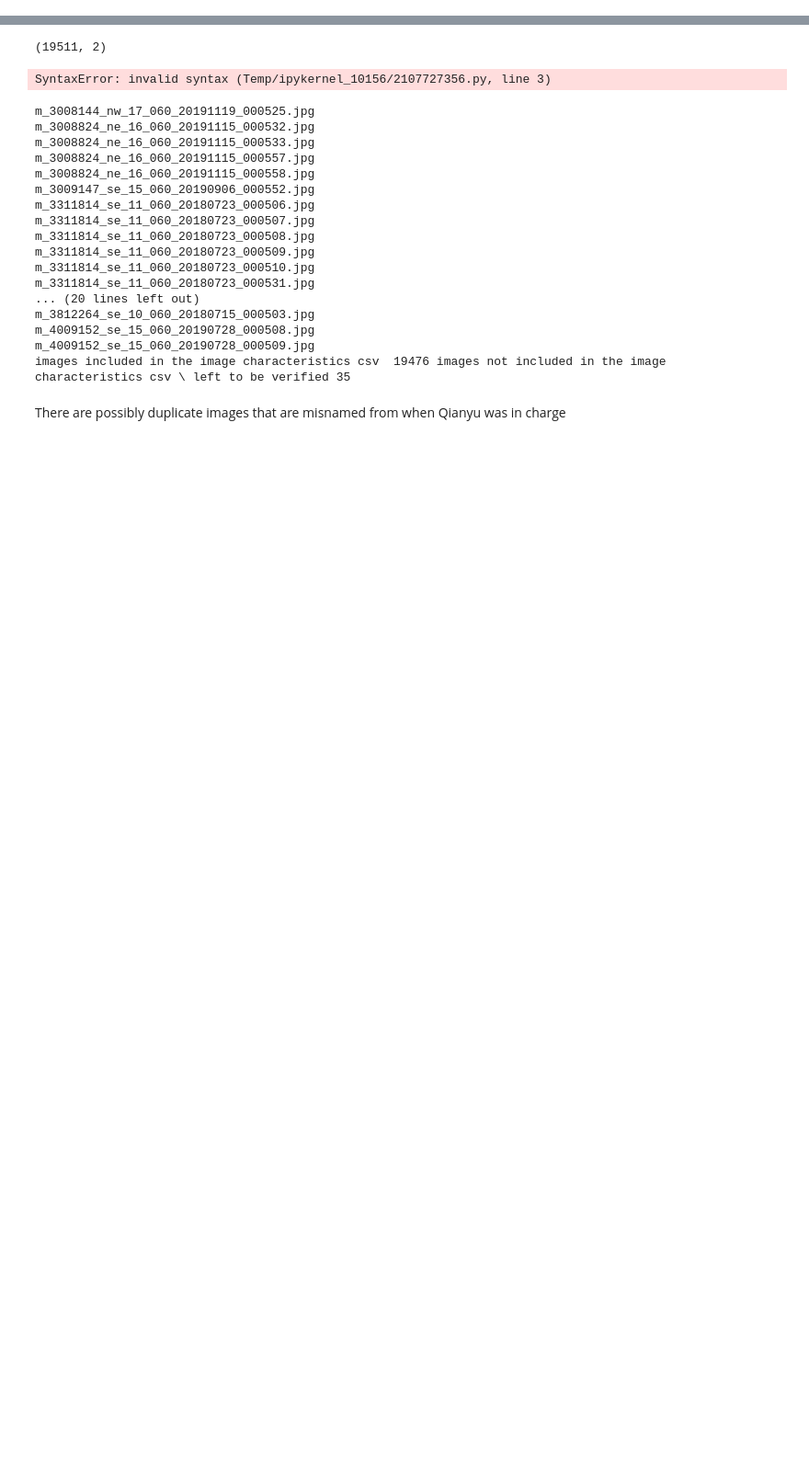
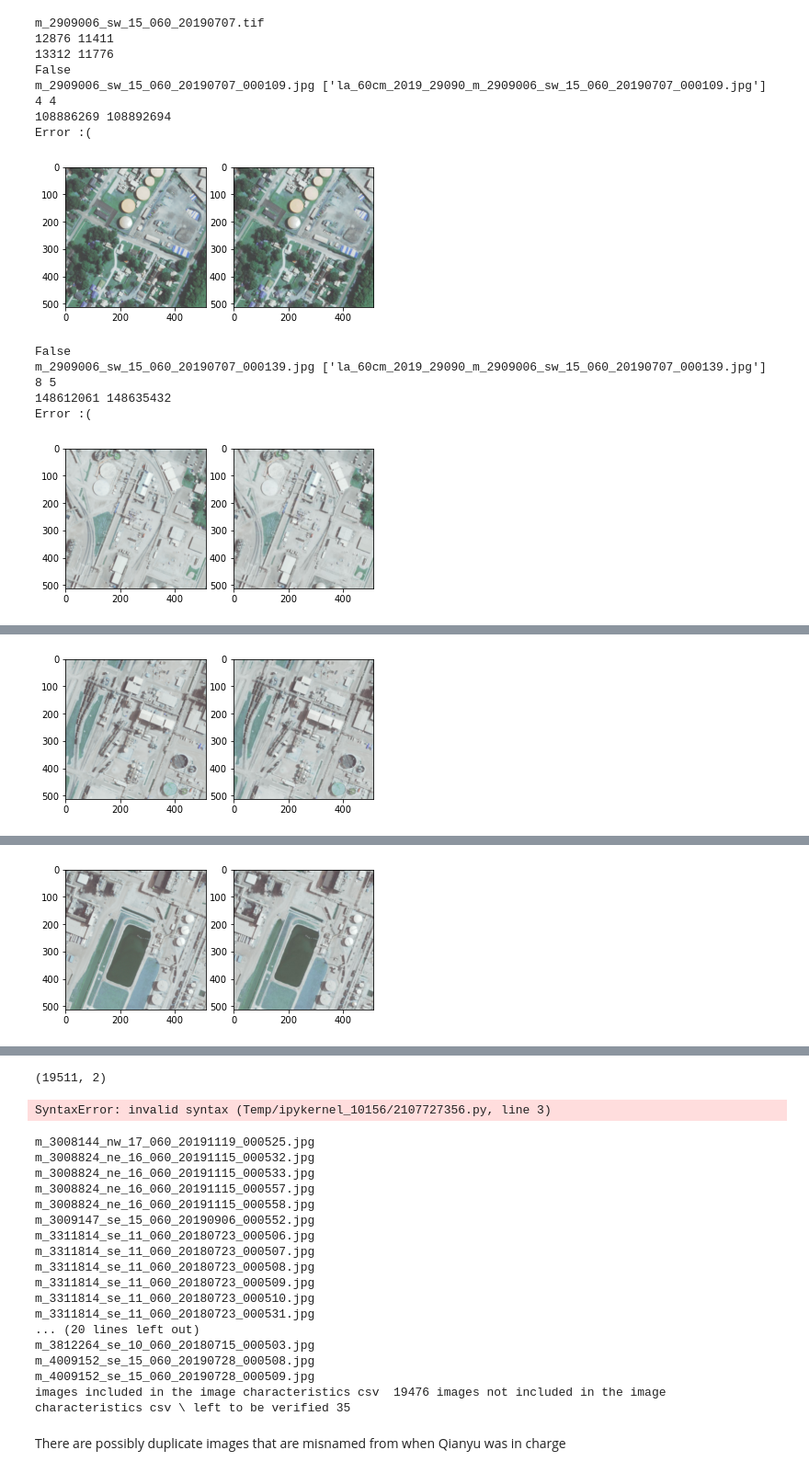
Before and after one commit to celinerobi/ast_dataset, a Jupyter notebook: data_download_and_preprocessing/tile_processing.ipynb, the cells around one changed output, grey strips where cells are left out. Shown at 92% size. Drawn from its saved outputs; the diff is of its cells as text; code cells hidden in the pictures; blank space fills up the shorter version.

Commit message:
identifying dups

```diff
--- a/data_download_and_preprocessing/tile_processing.ipynb
+++ b/data_download_and_preprocessing/tile_processing.ipynb
@@ -116,4 +45,0 @@ len(list_of_lists_positive_chips(os.path.join(parent_directory,"verified/verifie
-# %%
-
-for x in range(0, len(positive_chips), 1000):
-    [x:x+1000]
@@ -121,0 +184,74 @@ SyntaxError: invalid syntax (Temp/ipykernel_10156/738849765.py, line 2)
+# %%
+#first folder in unverified
+
+#get directories that need to be chec
+student_reviewed_unverified_images_set1 = ap.img_path_anno_path(ap.list_of_sub_directories(os.path.join(parent_directory,"unverified_images\student_reviewed_unverified_images_set1")))
+
+#identify tiles that have corresponding images in directory
+tiles_in_directory = get_tile_names_from_chip_names(student_reviewed_unverified_images_set1[1][0])
+
+#check data that needs to be checked
+images_in_directory, images_in_directory_array = positive_images_to_array_v2(student_reviewed_unverified_images_set1[1][0])
+# %%
+#ensure chips correspond to the standard tile name included in their name
+#does not address the chips with the same standard tile names
+for tile_name in tqdm.tqdm(tiles_in_directory):
+    print(tile_name)
+    file_name, ext = os.path.splitext(tile_name) # File name
+
+    #get tile shape
+    item_dim = int(512)
+    tile = cv2.imread(os.path.join(tiles_complete_dataset_path, tile_name))
+    tile_height,  tile_width,  tile_channels = tile.shape #the size of the tile
+
+    #determine tile dimensions
+    #divide the tile into 512 by 512 chips (rounding up)
+    row_index = math.ceil(tile_height/512)
+    col_index = math.ceil(tile_width/512)
+
+
+    print(tile_height,tile_width)
+    print(row_index*512, col_index*512)
+
+    count = 1
+    for y in range(0, col_index):
+        for x in range(0, row_index):
+            chip_name_temp = file_name+ '_' + str(count).zfill(6) + '.jpg'
+            #create a numpy array of each correctly chipped images
+            correct_image = tile_to_chip_array(tile, x, y, item_dim)
+            count += 1
+
+            #Identify if images that are contained in the directory of interest
+            confirmed_chip = [string for string in images_in_directory if chip_name_temp in string]
+            if len(confirmed_chip) > 0:
+                index, = np.where(images_in_directory == confirmed_chip)
+                #obtain a numpy array of the image in the directory of interest
+                image_in_directory_array = images_in_directory_array[index[0]] #use the actual value of index (saved as an array)
+                print(np.array_equal(image_in_directory_array,correct_image))
+                if not np.array_equal(image_in_directory_array,correct_image, equal_nan=True):
+                    print(chip_name_temp, confirmed_chip)
+                    print(x,y)
+                    print(np.sum(correct_image), np.sum(image_in_directory_array))
+
+                    print("Error :(")
+
+                    fig, (ax1, ax2) = plt.subplots(1, 2)
+                    ax1.imshow(correct_image)
+                    ax2.imshow(image_in_directory_array)
+                    plt.show()
+# %% [output]
+m_2909006_sw_15_060_20190707.tif
+12876 11411
+13312 11776
+False
+m_2909006_sw_15_060_20190707_000109.jpg ['la_60cm_2019_29090_m_2909006_sw_15_060_20190707_000109.jpg']
+4 4
+108886269 108892694
+Error :(
+[figure, added]
+False
+m_2909006_sw_15_060_20190707_000139.jpg ['la_60cm_2019_29090_m_2909006_sw_15_060_20190707_000139.jpg']
+8 5
+148612061 148635432
+Error :(
+[figure, added]
@@ -121,0 +263 @@ SyntaxError: invalid syntax (Temp/ipykernel_10156/738849765.py, line 2)
+[figure, added]
@@ -121,0 +269 @@ SyntaxError: invalid syntax (Temp/ipykernel_10156/738849765.py, line 2)
+[figure, added]
```
Also changed, not shown: parts of 26 cells of this notebook, 5 other files.
